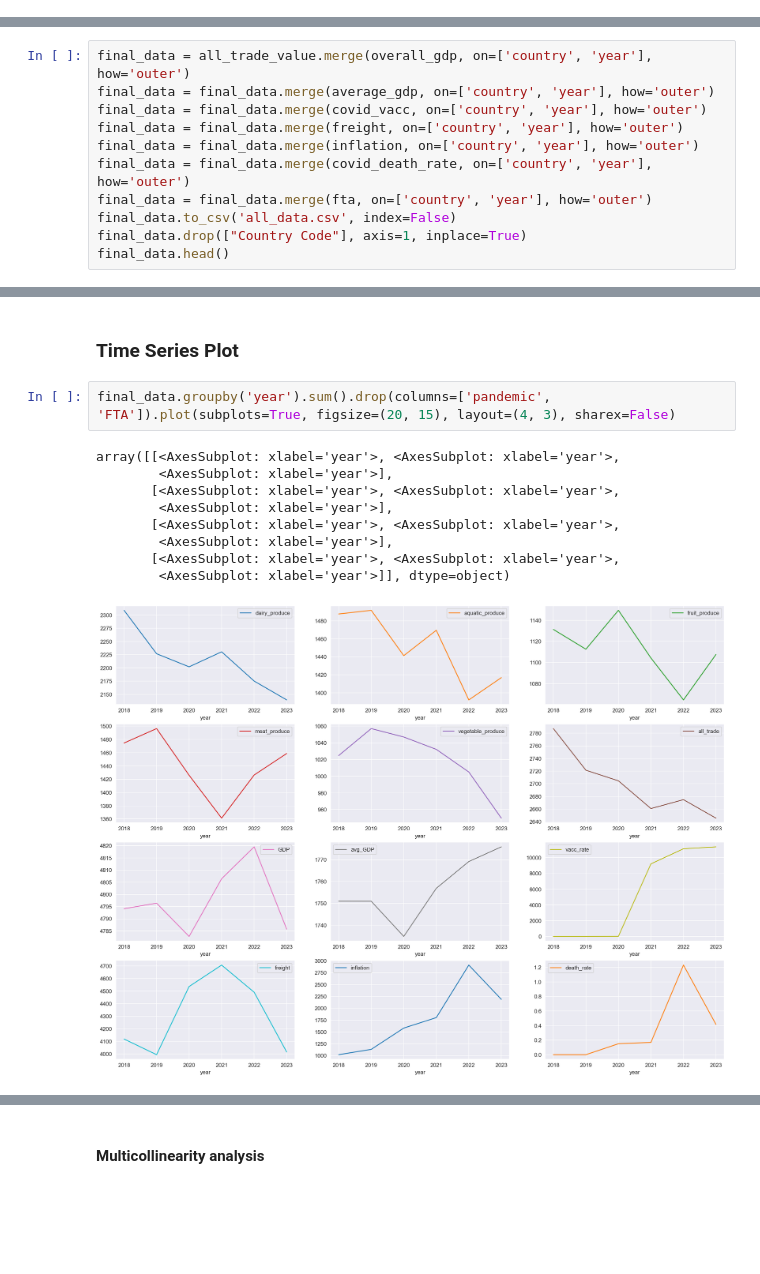
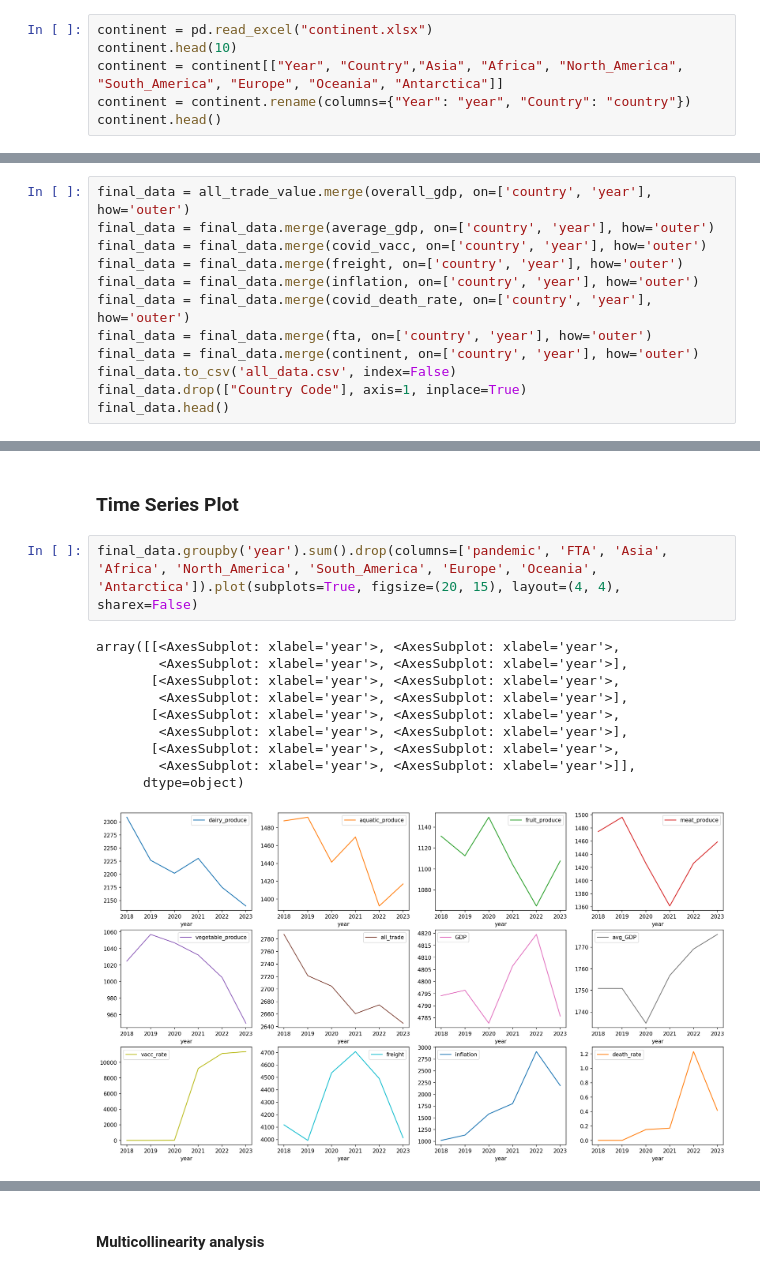
Before and after one commit to wesley0628/Food_Output_Analysis, a Jupyter notebook: trade_analysis.ipynb, the cells around one changed output, grey strips where cells are left out. Drawn from its saved outputs; the diff is of its cells as text; blank space fills up the shorter version.

```diff
--- a/trade_analysis.ipynb
+++ b/trade_analysis.ipynb
@@ -174,0 +178,6 @@ covid_death_rate.head()
+# %%
+continent = pd.read_excel("continent.xlsx")
+continent.head(10)
+continent = continent[["Year", "Country","Asia", "Africa", "North_America", "South_America", "Europe", "Oceania", "Antarctica"]]
+continent = continent.rename(columns={"Year": "year", "Country": "country"})
+continent.head()
@@ -182,6 +198,7 @@ final_data = final_data.merge(freight, on=['country', 'year'], how='outer')
 final_data = final_data.merge(inflation, on=['country', 'year'], how='outer')
 final_data = final_data.merge(covid_death_rate, on=['country', 'year'], how='outer')
 final_data = final_data.merge(fta, on=['country', 'year'], how='outer')
+final_data = final_data.merge(continent, on=['country', 'year'], how='outer')
 final_data.to_csv('all_data.csv', index=False)
 final_data.drop(["Country Code"], axis=1, inplace=True)
 final_data.head()
@@ -263,16 +282,17 @@ plt.show()
 # %% [markdown]
 ### Time Series Plot
 # %%
-final_data.groupby('year').sum().drop(columns=['pandemic', 'FTA']).plot(subplots=True, figsize=(20, 15), layout=(4, 3), sharex=False)
+final_data.groupby('year').sum().drop(columns=['pandemic', 'FTA', 'Asia', 'Africa', 'North_America', 'South_America', 'Europe', 'Oceania', 'Antarctica']).plot(subplots=True, figsize=(20, 15), layout=(4, 4), sharex=False)
 # %% [output]
 array([[<AxesSubplot: xlabel='year'>, <AxesSubplot: xlabel='year'>,
-        <AxesSubplot: xlabel='year'>],
+        <AxesSubplot: xlabel='year'>, <AxesSubplot: xlabel='year'>],
        [<AxesSubplot: xlabel='year'>, <AxesSubplot: xlabel='year'>,
-        <AxesSubplot: xlabel='year'>],
+        <AxesSubplot: xlabel='year'>, <AxesSubplot: xlabel='year'>],
        [<AxesSubplot: xlabel='year'>, <AxesSubplot: xlabel='year'>,
-        <AxesSubplot: xlabel='year'>],
+        <AxesSubplot: xlabel='year'>, <AxesSubplot: xlabel='year'>],
        [<AxesSubplot: xlabel='year'>, <AxesSubplot: xlabel='year'>,
-        <AxesSubplot: xlabel='year'>]], dtype=object)
+        <AxesSubplot: xlabel='year'>, <AxesSubplot: xlabel='year'>]],
+      dtype=object)
-[figure, old version]
+[figure, new version]
 # %% [markdown]
 ### Regression
```
Also changed, not shown: parts of 51 cells of this notebook, 2 other files.
